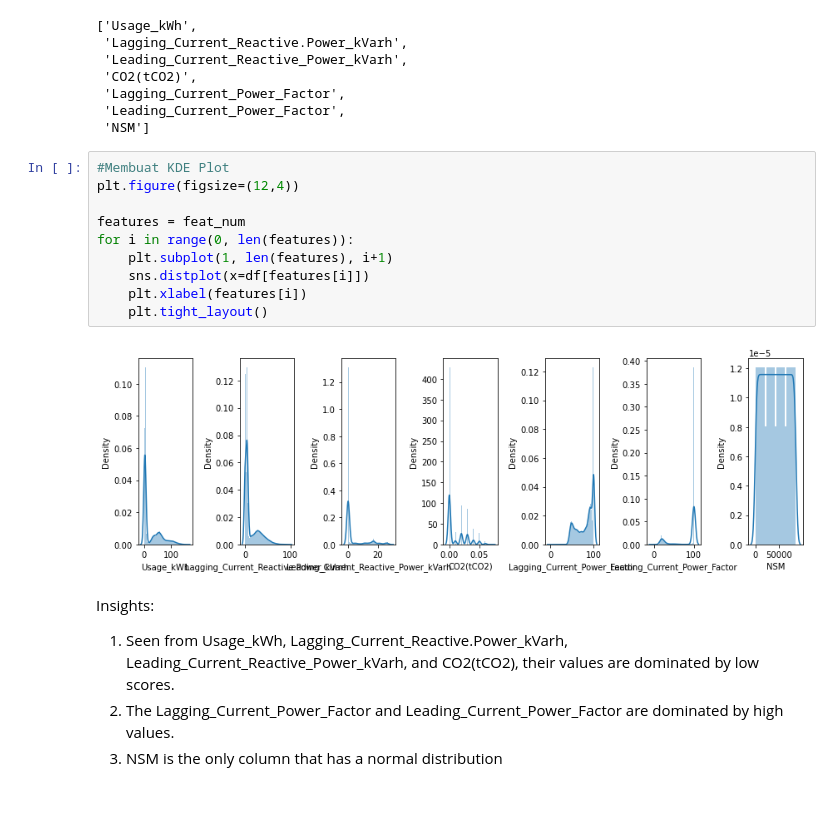
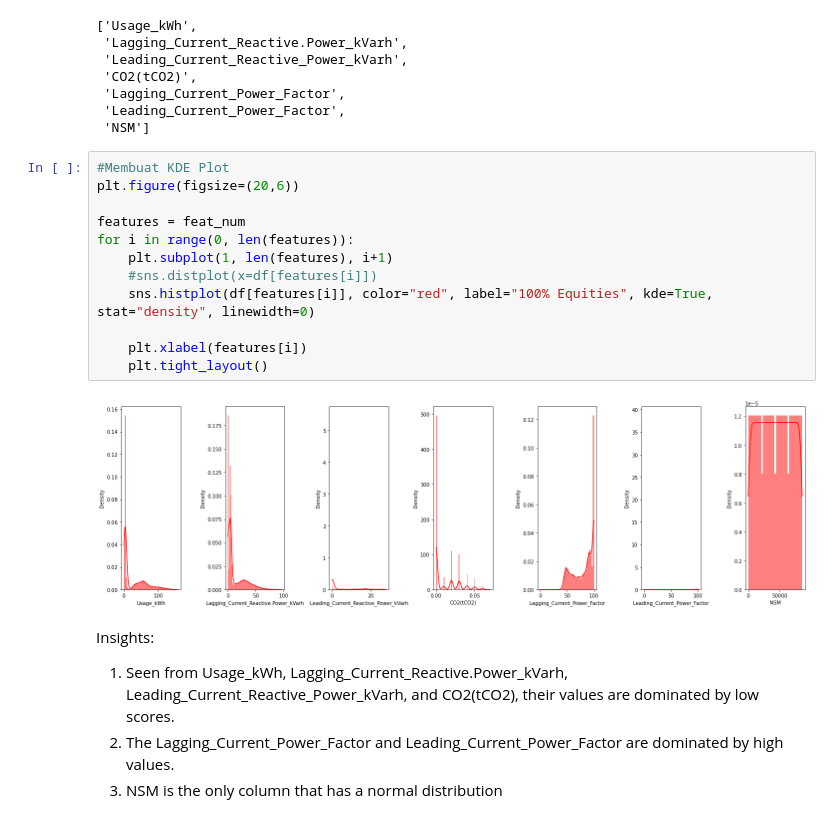
Before and after one commit to sunilmittal22/BITS-Steel-Industry-Energy-Consumption, a Jupyter notebook: Steel Industry Energy Consumption.ipynb, the cells around one changed output. Cells and saved outputs as stored; diff of their text form.

```diff
--- a/Steel Industry Energy Consumption.ipynb
+++ b/Steel Industry Energy Consumption.ipynb
@@ -308,16 +309,18 @@ feat_num
  'NSM']
 # %%
 #Membuat KDE Plot
-plt.figure(figsize=(12,4))
+plt.figure(figsize=(20,6))
 
 features = feat_num
 for i in range(0, len(features)):
     plt.subplot(1, len(features), i+1)
-    sns.distplot(x=df[features[i]])
+    #sns.distplot(x=df[features[i]])
+    sns.histplot(df[features[i]], color="red", label="100% Equities", kde=True, stat="density", linewidth=0)
+
     plt.xlabel(features[i])
     plt.tight_layout()
 # %% [output]
-[figure, old version]
+[figure, new version]
 # %% [markdown]
 Insights:
 
```
Also changed, not shown: parts of 14 cells of this notebook.
